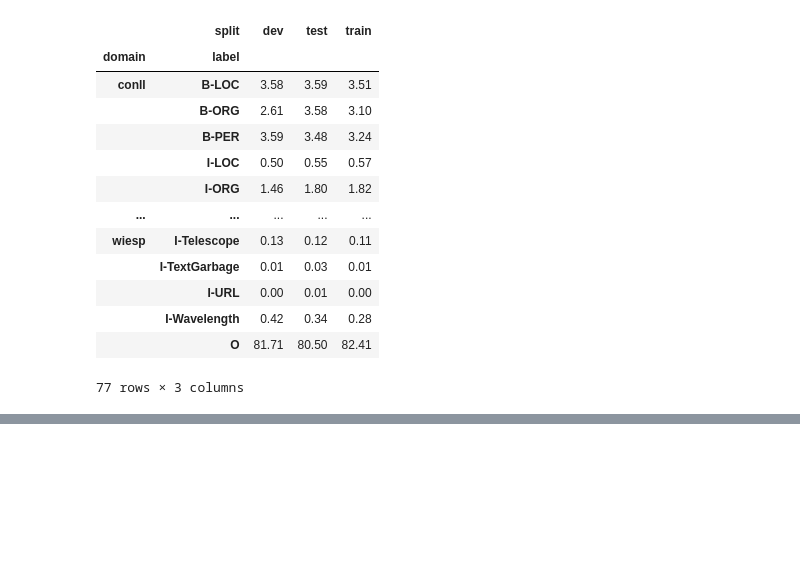
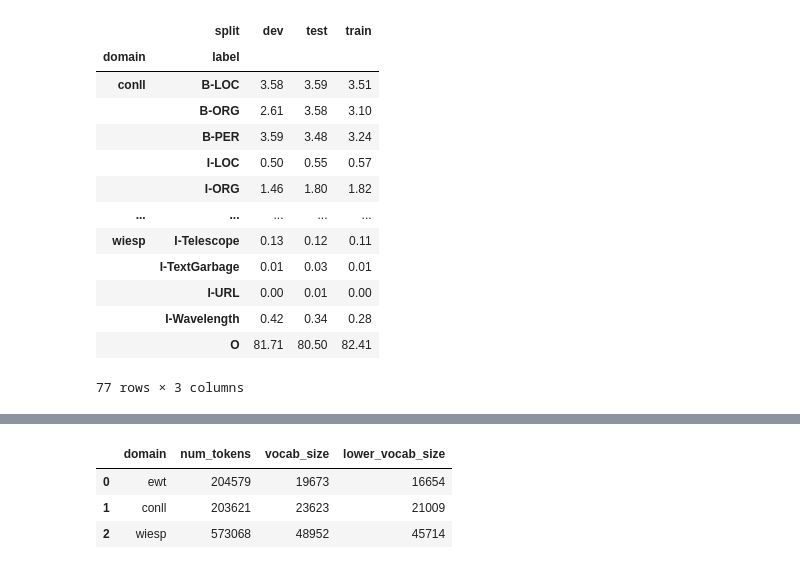
Before and after one commit to Oliverdron/Cross_domain_NER_Project_2026, a Jupyter notebook: eda.ipynb, the cells around one changed output, grey strips where cells are left out. Cells and saved outputs as stored; diff of their text form; code cells hidden in the pictures; blank space fills up the shorter version.

```diff
--- a/eda.ipynb
+++ b/eda.ipynb
@@ -225,0 +233,39 @@ label_split_comparison
+# %%
+# Vocabulary statistics
+#    vocab_size - Number of unique tokens (words) exactly as they appear (case sensitive words)
+#    lower_vocab_size - Number of unique tokens when converted to lowercase (to check case sensitivity)
+
+def get_vocab_stats(sentences):
+    tokens = []
+    for sent in sentences:
+        tokens.extend(sent["tokens"])
+
+    vocab = set(tokens)
+    lower_vocab = set(t.lower() for t in tokens)
+
+    return {
+        "num_tokens": len(tokens),
+        "vocab_size": len(vocab),
+        "lower_vocab_size": len(lower_vocab),
+    }
+
+
+rows = []
+
+for domain_name, splits in datasets.items():
+    train_sentences = splits["train"]
+
+    stats = get_vocab_stats(train_sentences)
+
+    rows.append({
+        "domain": domain_name,
+        **stats
+    })
+
+vocab_df = pd.DataFrame(rows)
+vocab_df
+# %% [output]
+|  | domain | num_tokens | vocab_size | lower_vocab_size |
+| 0 | ewt | 204579 | 19673 | 16654 |
+| 1 | conll | 203621 | 23623 | 21009 |
+| 2 | wiesp | 573068 | 48952 | 45714 |
```
Also changed, not shown: parts of 7 cells of this notebook.
